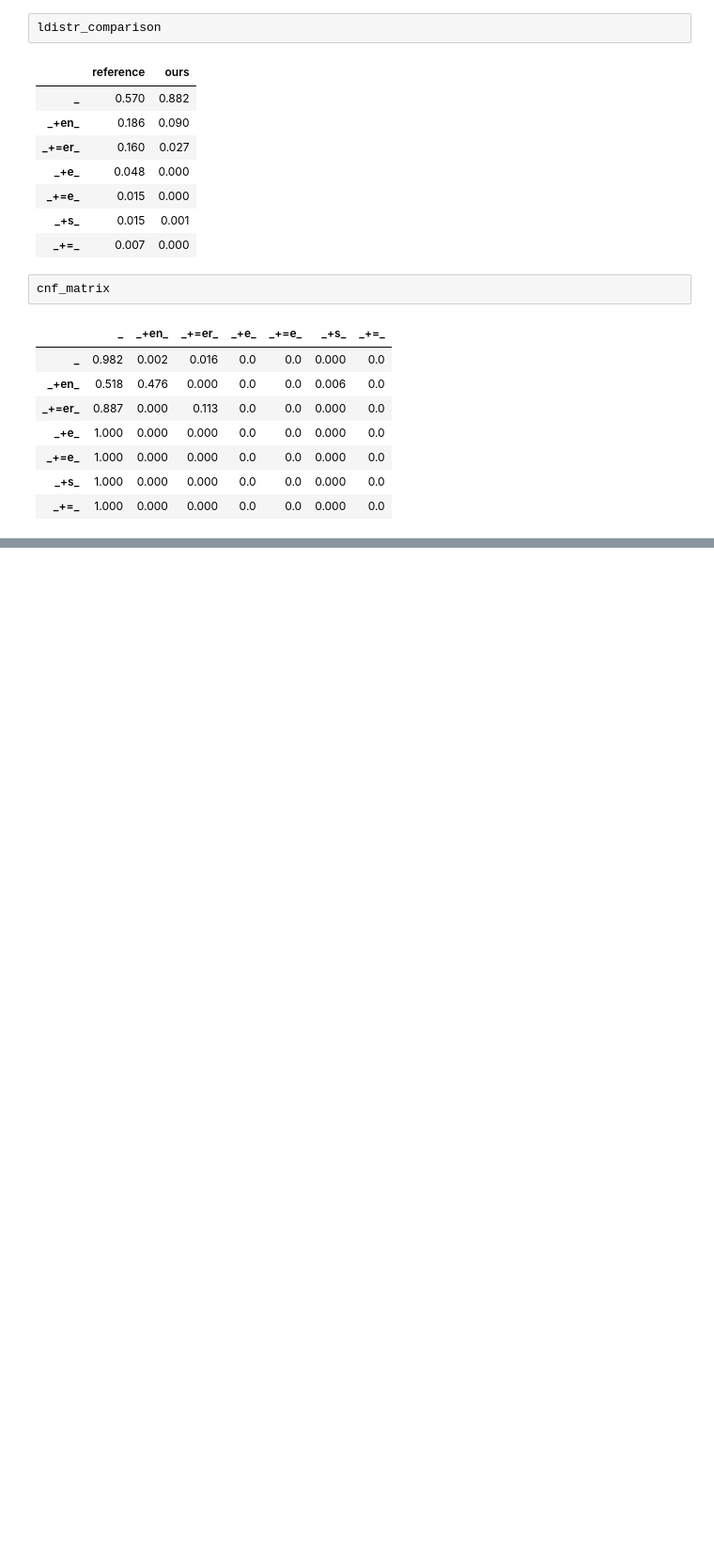
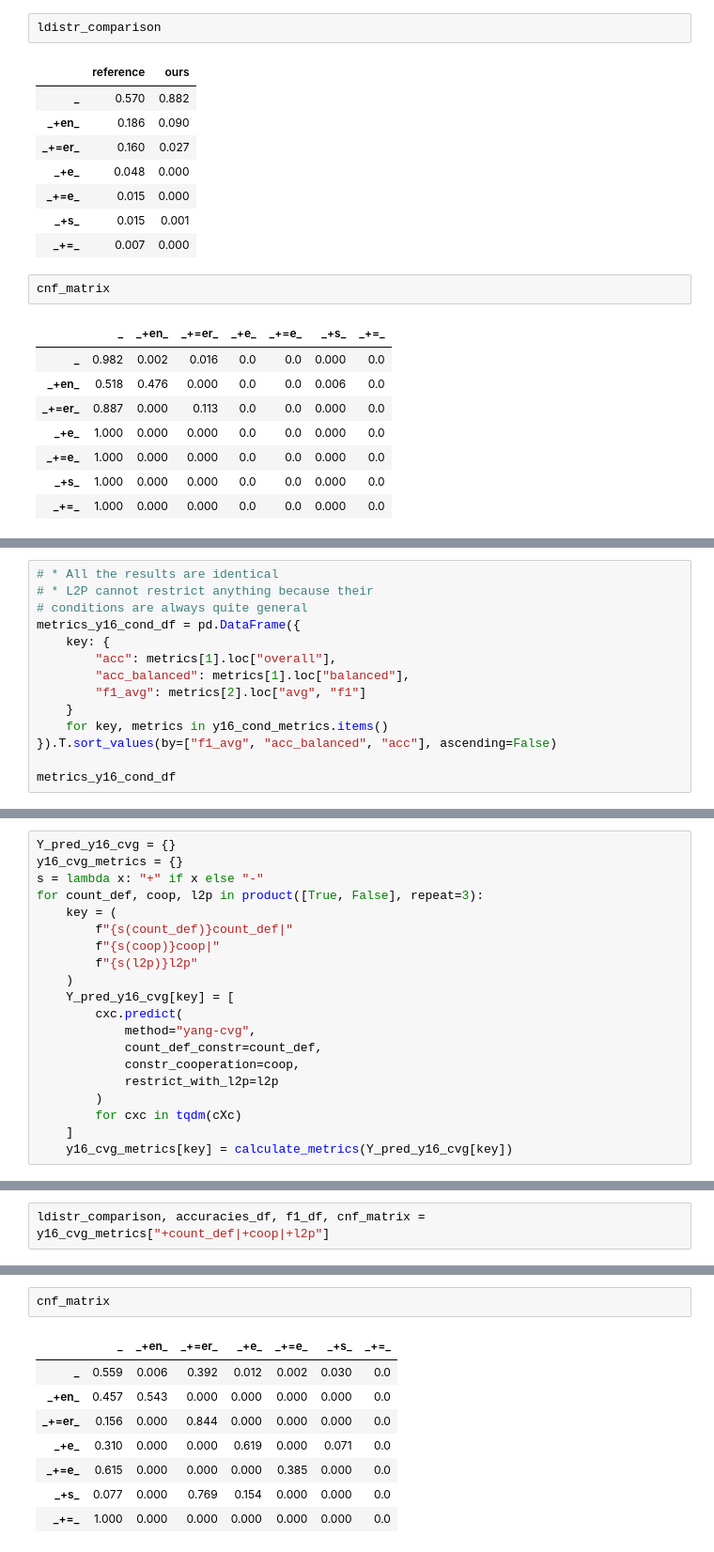
Before and after one commit to maxschmaltz/DieKonstraints, a Jupyter notebook: model.ipynb, the cells around one changed output, grey strips where cells are left out. Shown at 94% size. Cells and saved outputs as stored; diff of their text form; blank space fills up the shorter version.

```diff
--- a/model.ipynb
+++ b/model.ipynb
@@ -459,0 +517,14 @@ cnf_matrix
+# %%
+# * All the results are identical
+# * L2P cannot restrict anything because their
+# conditions are always quite general
+metrics_y16_cond_df = pd.DataFrame({
+    key: {
+        "acc": metrics[1].loc["overall"],
+        "acc_balanced": metrics[1].loc["balanced"],
+        "f1_avg": metrics[2].loc["avg", "f1"]
+    }
+    for key, metrics in y16_cond_metrics.items()
+}).T.sort_values(by=["f1_avg", "acc_balanced", "acc"], ascending=False)
+
+metrics_y16_cond_df
@@ -459,0 +603,20 @@ cnf_matrix
+# %%
+Y_pred_y16_cvg = {}
+y16_cvg_metrics = {}
+s = lambda x: "+" if x else "-"
+for count_def, coop, l2p in product([True, False], repeat=3):
+    key = (
+        f"{s(count_def)}count_def|"
+        f"{s(coop)}coop|"
+        f"{s(l2p)}l2p"
+    )
+    Y_pred_y16_cvg[key] = [
+        cxc.predict(
+            method="yang-cvg",
+            count_def_constr=count_def,
+            constr_cooperation=coop,
+            restrict_with_l2p=l2p
+        )
+        for cxc in tqdm(cXc)
+    ]
+    y16_cvg_metrics[key] = calculate_metrics(Y_pred_y16_cvg[key])
@@ -459,0 +678,2 @@ cnf_matrix
+# %%
+ldistr_comparison, accuracies_df, f1_df, cnf_matrix = y16_cvg_metrics["+count_def|+coop|+l2p"]
@@ -459,0 +703,11 @@ cnf_matrix
+# %%
+cnf_matrix
+# %% [output]
+|  | _ | _+en_ | _+=er_ | _+e_ | _+=e_ | _+s_ | _+=_ |
+| _ | 0.559 | 0.006 | 0.392 | 0.012 | 0.002 | 0.030 | 0.0 |
+| _+en_ | 0.457 | 0.543 | 0.000 | 0.000 | 0.000 | 0.000 | 0.0 |
+| _+=er_ | 0.156 | 0.000 | 0.844 | 0.000 | 0.000 | 0.000 | 0.0 |
+| _+e_ | 0.310 | 0.000 | 0.000 | 0.619 | 0.000 | 0.071 | 0.0 |
+| _+=e_ | 0.615 | 0.000 | 0.000 | 0.000 | 0.385 | 0.000 | 0.0 |
+| _+s_ | 0.077 | 0.000 | 0.769 | 0.154 | 0.000 | 0.000 | 0.0 |
+| _+=_ | 1.000 | 0.000 | 0.000 | 0.000 | 0.000 | 0.000 | 0.0 |
```
Also changed, not shown: parts of 34 cells of this notebook, 1 other file.
